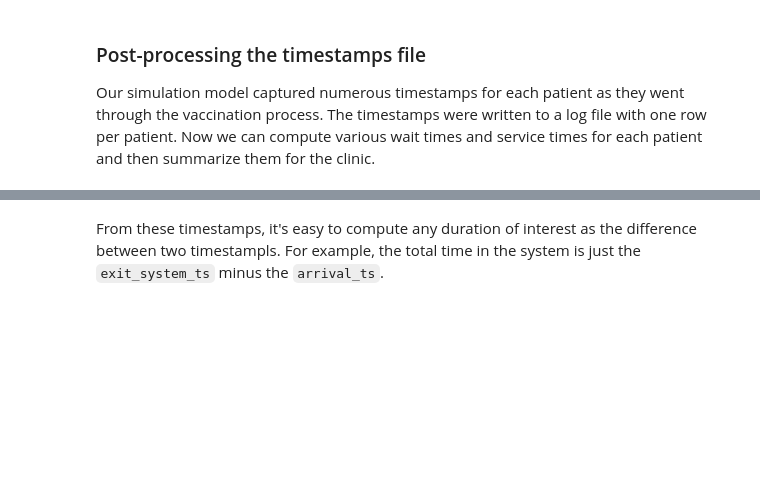
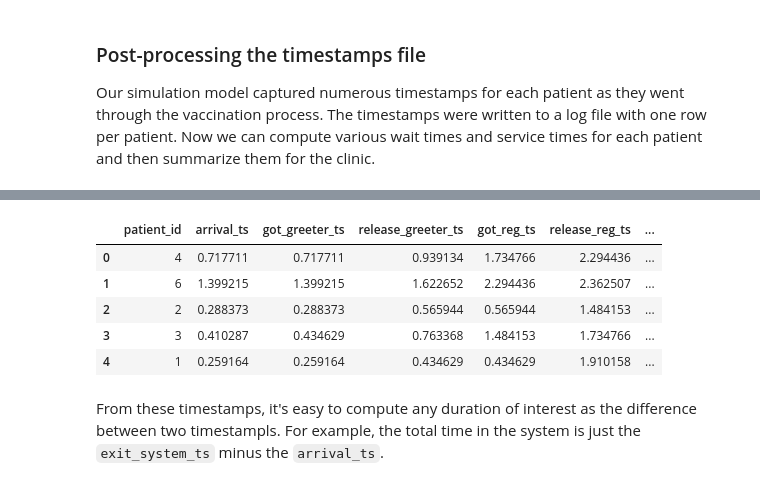
Before and after one commit to misken/vaccine_clinic, a Jupyter notebook: notebooks/simpy_getting_started_vaccine_clinic.ipynb, the cells around one changed output, grey strips where cells are left out. Cells and saved outputs as stored; diff of their text form; code cells hidden in the pictures; blank space fills up the shorter version.

```diff
--- a/notebooks/simpy_getting_started_vaccine_clinic.ipynb
+++ b/notebooks/simpy_getting_started_vaccine_clinic.ipynb
@@ -727,3 +875,12 @@ clinic_patient_log_df.info()
+# %%
+clinic_patient_log_df.head()
+# %% [output]
+|  | patient_id | arrival_ts | got_greeter_ts | release_greeter_ts | got_reg_ts | release_reg_ts | ... |
+| 0 | 4 | 0.717711 | 0.717711 | 0.939134 | 1.734766 | 2.294436 | ... |
+| 1 | 6 | 1.399215 | 1.399215 | 1.622652 | 2.294436 | 2.362507 | ... |
+| 2 | 2 | 0.288373 | 0.288373 | 0.565944 | 0.565944 | 1.484153 | ... |
+| 3 | 3 | 0.410287 | 0.434629 | 0.763368 | 1.484153 | 1.734766 | ... |
+| 4 | 1 | 0.259164 | 0.259164 | 0.434629 | 0.434629 | 1.910158 | ... |
 # %% [markdown]
 From these timestamps, it's easy to compute any duration of interest as the difference between two timestampls. For example, the total time in the system is just the `exit_system_ts` minus the `arrival_ts`.
 # %%
```
Also changed, not shown: parts of 62 cells of this notebook, 17 other files.
